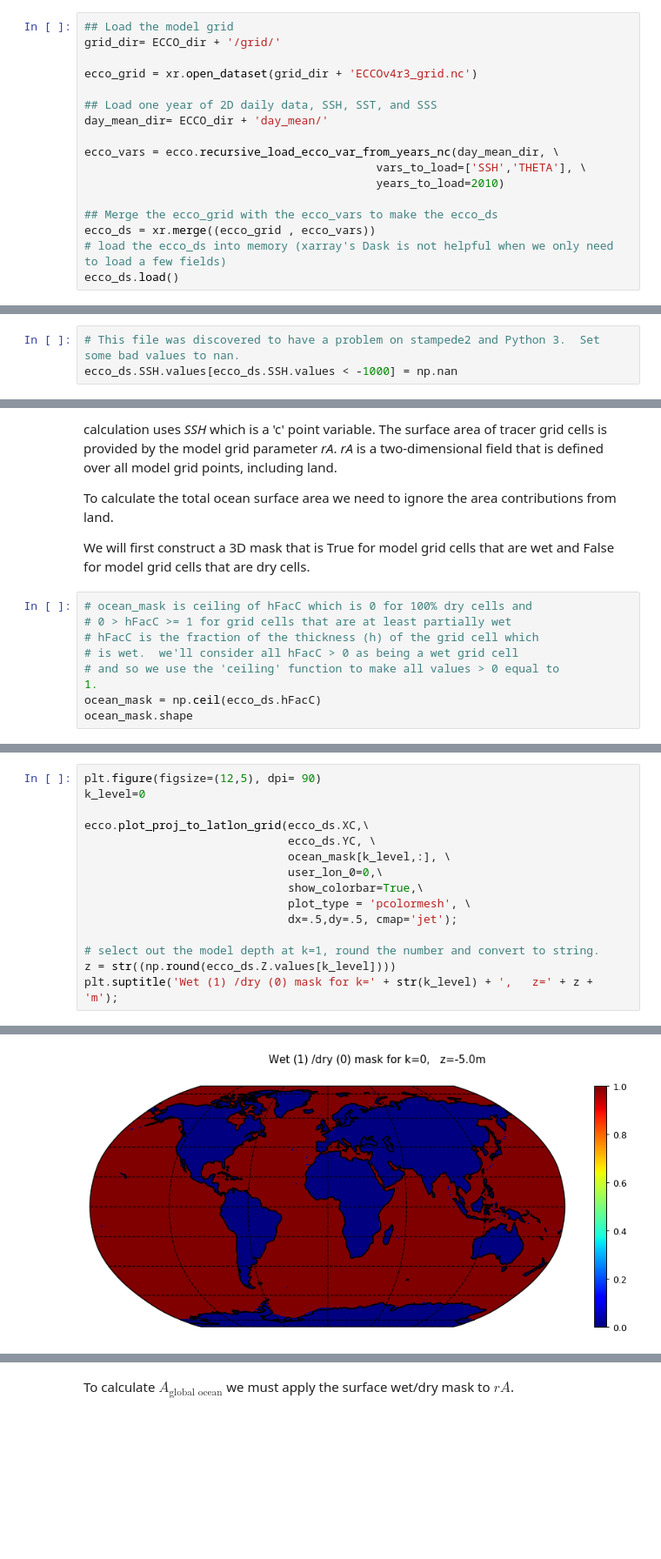
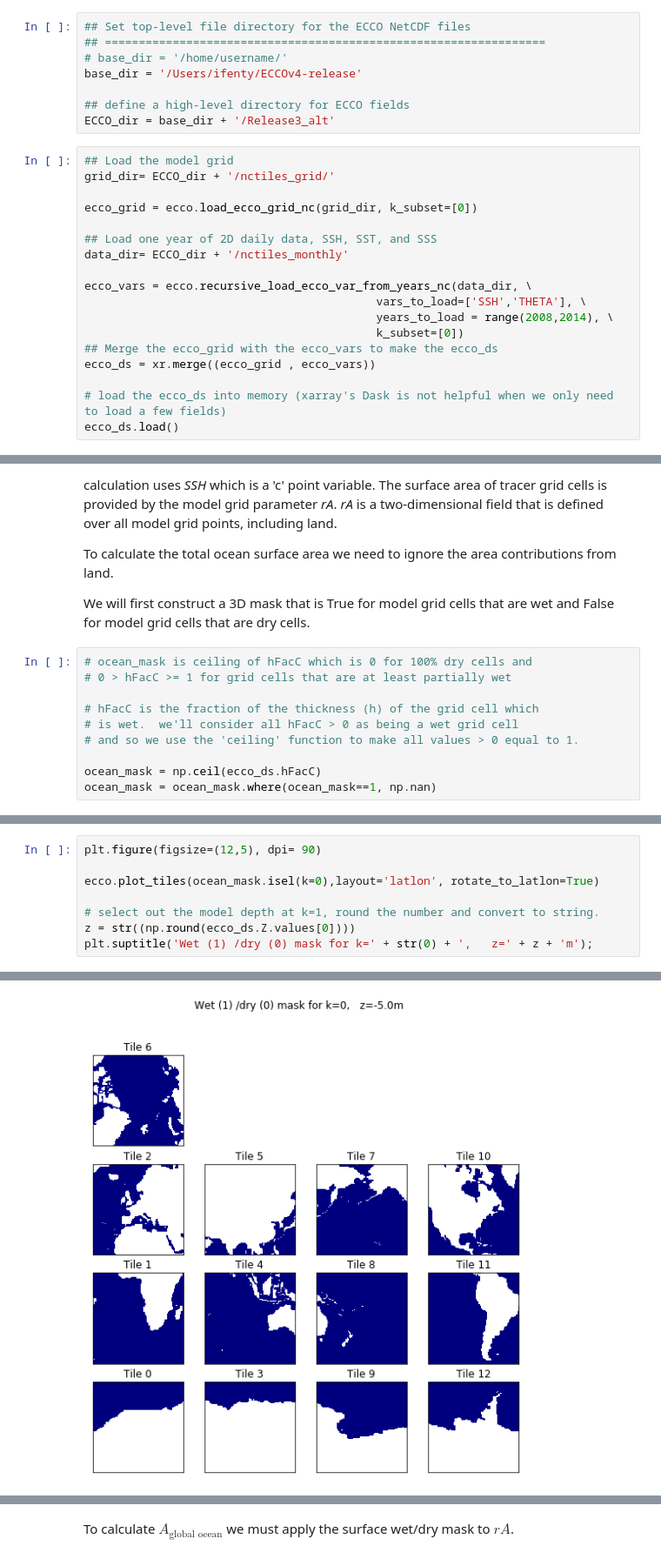
Before and after one commit to ECCO-GROUP/ECCO-v4-Python-Tutorial, a Jupyter notebook: Tutorials_as_Jupyter_Notebooks/ECCO_v4_Example_calculations_with_scalar_quantities.ipynb, the cells around one changed output, grey strips where cells are left out. Shown at 87% size. Drawn from its saved outputs; the diff is of its cells as text; blank space fills up the shorter version.

Commit message:
Update after ECCO summer school for Release3 Alt

```diff
--- a/Tutorials_as_Jupyter_Notebooks/ECCO_v4_Example_calculations_with_scalar_quantities.ipynb
+++ b/Tutorials_as_Jupyter_Notebooks/ECCO_v4_Example_calculations_with_scalar_quantities.ipynb
@@ -49,18 +34,27 @@ ECCO_dir = base_dir + '/eccov4r3_native_grid_netcdf/'
+# %%
+## Set top-level file directory for the ECCO NetCDF files
+## =================================================================
+# base_dir = '/home/username/'
+base_dir = '/Users/ifenty/ECCOv4-release'
+
+## define a high-level directory for ECCO fields
+ECCO_dir = base_dir + '/Release3_alt'
 # %%
 ## Load the model grid
-grid_dir= ECCO_dir + '/grid/'
+grid_dir= ECCO_dir + '/nctiles_grid/'
 
-ecco_grid = xr.open_dataset(grid_dir + 'ECCOv4r3_grid.nc')
+ecco_grid = ecco.load_ecco_grid_nc(grid_dir, k_subset=[0])
 
 ## Load one year of 2D daily data, SSH, SST, and SSS
-day_mean_dir= ECCO_dir + 'day_mean/'
+data_dir= ECCO_dir + '/nctiles_monthly'
 
-ecco_vars = ecco.recursive_load_ecco_var_from_years_nc(day_mean_dir, \
+ecco_vars = ecco.recursive_load_ecco_var_from_years_nc(data_dir, \
                                            vars_to_load=['SSH','THETA'], \
-                                           years_to_load=2010)
-
+                                           years_to_load = range(2008,2014), \
+                                           k_subset=[0])
 ## Merge the ecco_grid with the ecco_vars to make the ecco_ds
 ecco_ds = xr.merge((ecco_grid , ecco_vars))
+
 # load the ecco_ds into memory (xarray's Dask is not helpful when we only need to load a few fields)
 ecco_ds.load()
 # %% [output]
@@ -88,4 +82 @@ Data variables:
     SSH        (time, tile, j, i) float32 0.0 0.0 0.0 0.0 ... 0.0 0.0 0.0 0.0
-# %%
-# This file was discovered to have a problem on stampede2 and Python 3.  Set some bad values to nan.
-ecco_ds.SSH.values[ecco_ds.SSH.values < -1000] = np.nan
@@ -114,9 +114,10 @@ We will first construct a 3D mask that is True for model grid cells that are wet
 # %%
 # ocean_mask is ceiling of hFacC which is 0 for 100% dry cells and
 # 0 > hFacC >= 1 for grid cells that are at least partially wet
+
 # hFacC is the fraction of the thickness (h) of the grid cell which
 # is wet.  we'll consider all hFacC > 0 as being a wet grid cell
-# and so we use the 'ceiling' function to make all values > 0 equal to
-1.
+# and so we use the 'ceiling' function to make all values > 0 equal to 1.
+
 ocean_mask = np.ceil(ecco_ds.hFacC)
-ocean_mask.shape
+ocean_mask = ocean_mask.where(ocean_mask==1, np.nan)
@@ -136,16 +131,9 @@ To illustrate the depth dependence of $depth$ on the ocean masks we show the mod
 # %%
 plt.figure(figsize=(12,5), dpi= 90)
-k_level=0
 
-ecco.plot_proj_to_latlon_grid(ecco_ds.XC,\
-                              ecco_ds.YC, \
-                              ocean_mask[k_level,:], \
-                              user_lon_0=0,\
-                              show_colorbar=True,\
-                              plot_type = 'pcolormesh', \
-                              dx=.5,dy=.5, cmap='jet');
+ecco.plot_tiles(ocean_mask.isel(k=0),layout='latlon', rotate_to_latlon=True)
 
 # select out the model depth at k=1, round the number and convert to string.
-z = str((np.round(ecco_ds.Z.values[k_level])))
-plt.suptitle('Wet (1) /dry (0) mask for k=' + str(k_level) + ',   z=' + z + 'm');
+z = str((np.round(ecco_ds.Z.values[0])))
+plt.suptitle('Wet (1) /dry (0) mask for k=' + str(0) + ',   z=' + z + 'm');
 # %% [output]
@@ -152 +141 @@ plt.suptitle('Wet (1) /dry (0) mask for k=' + str(k_level) + ',   z=' + z + 'm')
-[figure, old version]
+[figure, new version]
```
Also changed, not shown: parts of 38 cells of this notebook, 39 other files.
